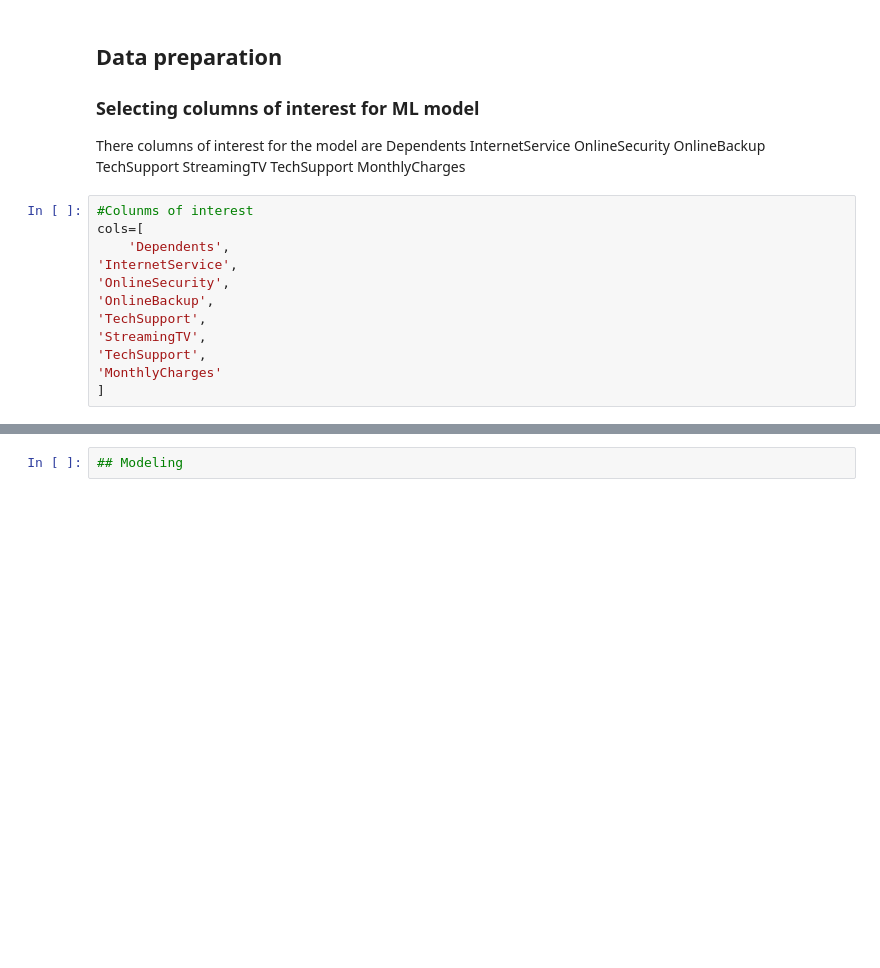
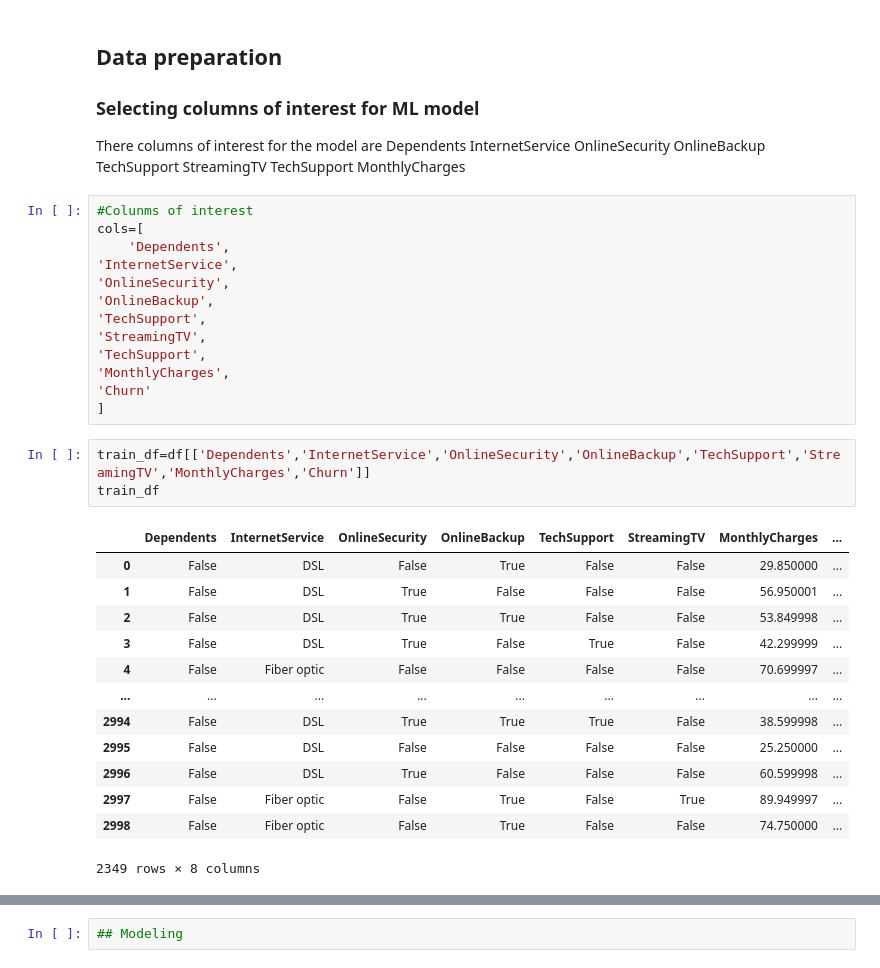
Before and after one commit to kwasichrappah/Custormer-Churn, a Jupyter notebook: customer.ipynb, the cells around one changed output, grey strips where cells are left out. Cells and saved outputs as stored; diff of their text form; blank space fills up the shorter version.

```diff
--- a/customer.ipynb
+++ b/customer.ipynb
@@ -337,7 +344,25 @@ cols=[
 'TechSupport',
 'StreamingTV',
 'TechSupport',
-'MonthlyCharges'
+'MonthlyCharges',
+'Churn'
 ]
+# %%
+train_df=df[['Dependents','InternetService','OnlineSecurity','OnlineBackup','TechSupport','StreamingTV','MonthlyCharges','Churn']]
+train_df
+# %% [output]
+|  | Dependents | InternetService | OnlineSecurity | OnlineBackup | TechSupport | StreamingTV | MonthlyCharges | ... |
+| 0 | False | DSL | False | True | False | False | 29.850000 | ... |
+| 1 | False | DSL | True | False | False | False | 56.950001 | ... |
+| 2 | False | DSL | True | True | False | False | 53.849998 | ... |
+| 3 | False | DSL | True | False | True | False | 42.299999 | ... |
+| 4 | False | Fiber optic | False | False | False | False | 70.699997 | ... |
+| ... | ... | ... | ... | ... | ... | ... | ... | ... |
+| 2994 | False | DSL | True | True | True | False | 38.599998 | ... |
+| 2995 | False | DSL | False | False | False | False | 25.250000 | ... |
+| 2996 | False | DSL | True | False | False | False | 60.599998 | ... |
+| 2997 | False | Fiber optic | False | True | False | True | 89.949997 | ... |
+| 2998 | False | Fiber optic | False | True | False | False | 74.750000 | ... |
+2349 rows × 8 columns
 # %%
 #Getting the test csv data
```
Also changed, not shown: parts of 24 cells of this notebook.
